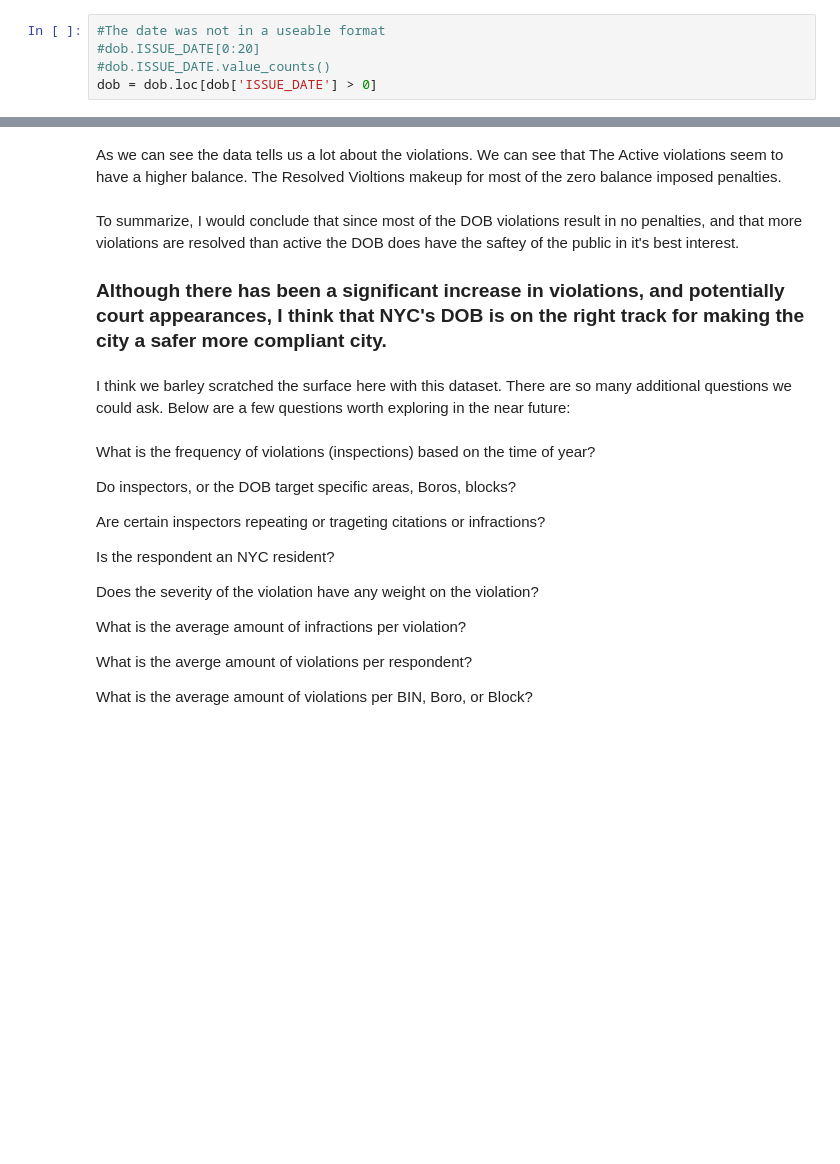
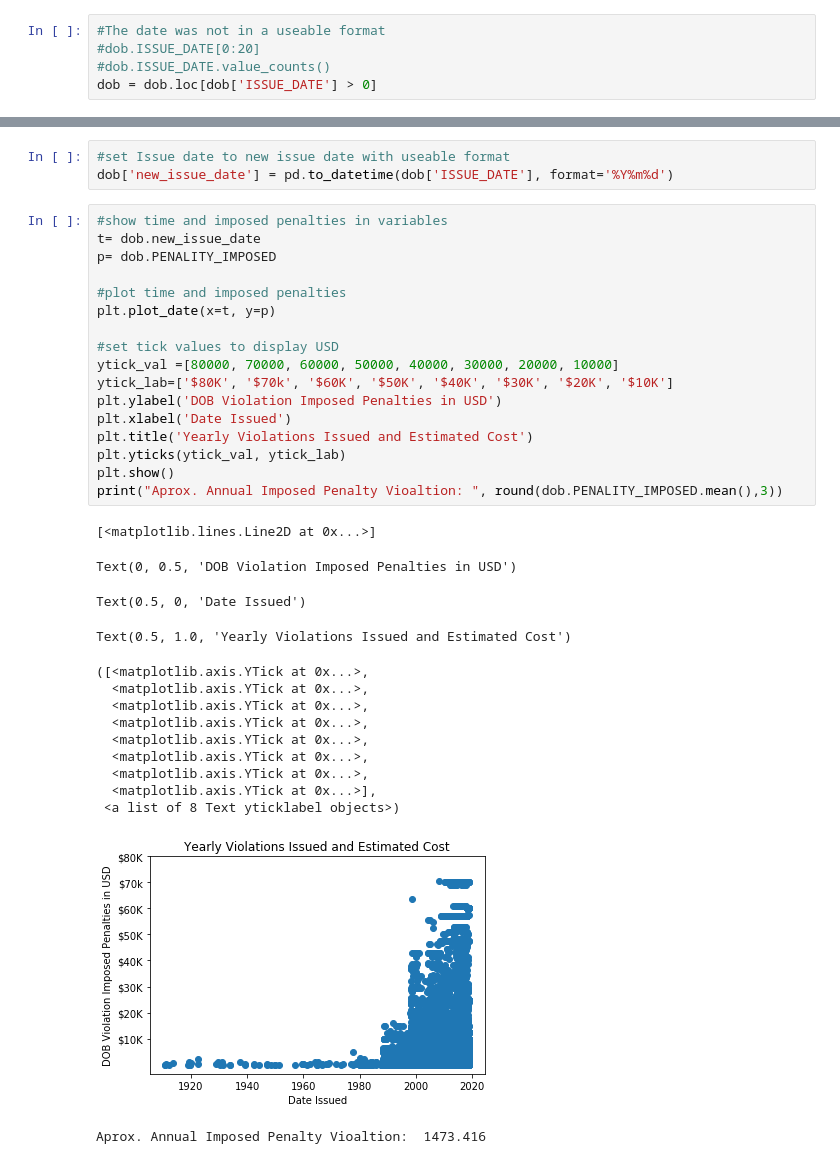
Before and after one commit to Starsa/thinkful_challenges, a Jupyter notebook: DSP_DOB_ECB.ipynb, the cells around one changed output, grey strips where cells are left out. Saved outputs shown, nothing was run; the diff lists cells and outputs as text; blank space fills up the shorter version.

Commit message:
DSP_Capstone_DOB_ECB_Violations

```diff
--- a/DSP_DOB_ECB.ipynb
+++ b/DSP_DOB_ECB.ipynb
@@ -155,23 +37,36 @@ ACTIVE VIOLATIONS WITH ZERO BALANCE:  28665
-# %% [markdown]
-<p>As we can see the data tells us a lot about the violations. We can see that The Active violations seem to have a higher balance. The Resolved Violtions makeup for most of the zero balance imposed penalties.</p>
-# %% [markdown]
-<p>To summarize, I would conclude that since most of the DOB violations result in no penalties, and that more violations are resolved than active the DOB does have the saftey of the public in it's best interest.</p>
-<h3>Although there has been a significant increase in violations, and potentially court appearances, I think that NYC's DOB is on the right track for making the city a safer more compliant city.</h3>
-# %% [markdown]
-I think we barley scratched the surface here with this dataset. There are so many additional questions we could ask. Below are a few questions worth exploring in the near future:
-# %% [markdown]
-What is the frequency of violations (inspections) based on the time of year?
-
-Do inspectors, or the DOB target specific areas, Boros, blocks?
-
-Are certain inspectors repeating or trageting citations or infractions?
-
-Is the respondent an NYC resident?
-
-Does the severity of the violation have any weight on the violation?
-
-What is the average amount of infractions per violation?
-
-What is the averge amount of violations per respondent?
-
-What is the average amount of violations per BIN, Boro, or Block?
+# %%
+#set Issue date to new issue date with useable format
+dob['new_issue_date'] = pd.to_datetime(dob['ISSUE_DATE'], format='%Y%m%d')
+# %%
+#show time and imposed penalties in variables
+t= dob.new_issue_date
+p= dob.PENALITY_IMPOSED
+
+#plot time and imposed penalties
+plt.plot_date(x=t, y=p)
+
+#set tick values to display USD
+ytick_val =[80000, 70000, 60000, 50000, 40000, 30000, 20000, 10000]
+ytick_lab=['$80K', '$70k', '$60K', '$50K', '$40K', '$30K', '$20K', '$10K']
+plt.ylabel('DOB Violation Imposed Penalties in USD')
+plt.xlabel('Date Issued')
+plt.title('Yearly Violations Issued and Estimated Cost')
+plt.yticks(ytick_val, ytick_lab)
+plt.show()
+print("Aprox. Annual Imposed Penalty Vioaltion: ", round(dob.PENALITY_IMPOSED.mean(),3))
+# %% [output]
+[<matplotlib.lines.Line2D at 0x...>]
+Text(0, 0.5, 'DOB Violation Imposed Penalties in USD')
+Text(0.5, 0, 'Date Issued')
+Text(0.5, 1.0, 'Yearly Violations Issued and Estimated Cost')
+([<matplotlib.axis.YTick at 0x...>,
+  <matplotlib.axis.YTick at 0x...>,
+  <matplotlib.axis.YTick at 0x...>,
+  <matplotlib.axis.YTick at 0x...>,
+  <matplotlib.axis.YTick at 0x...>,
+  <matplotlib.axis.YTick at 0x...>,
+  <matplotlib.axis.YTick at 0x...>,
+  <matplotlib.axis.YTick at 0x...>],
+ <a list of 8 Text yticklabel objects>)
+[figure, added]
+Aprox. Annual Imposed Penalty Vioaltion:  1473.416
```
Also changed, not shown: parts of 45 cells of this notebook.
